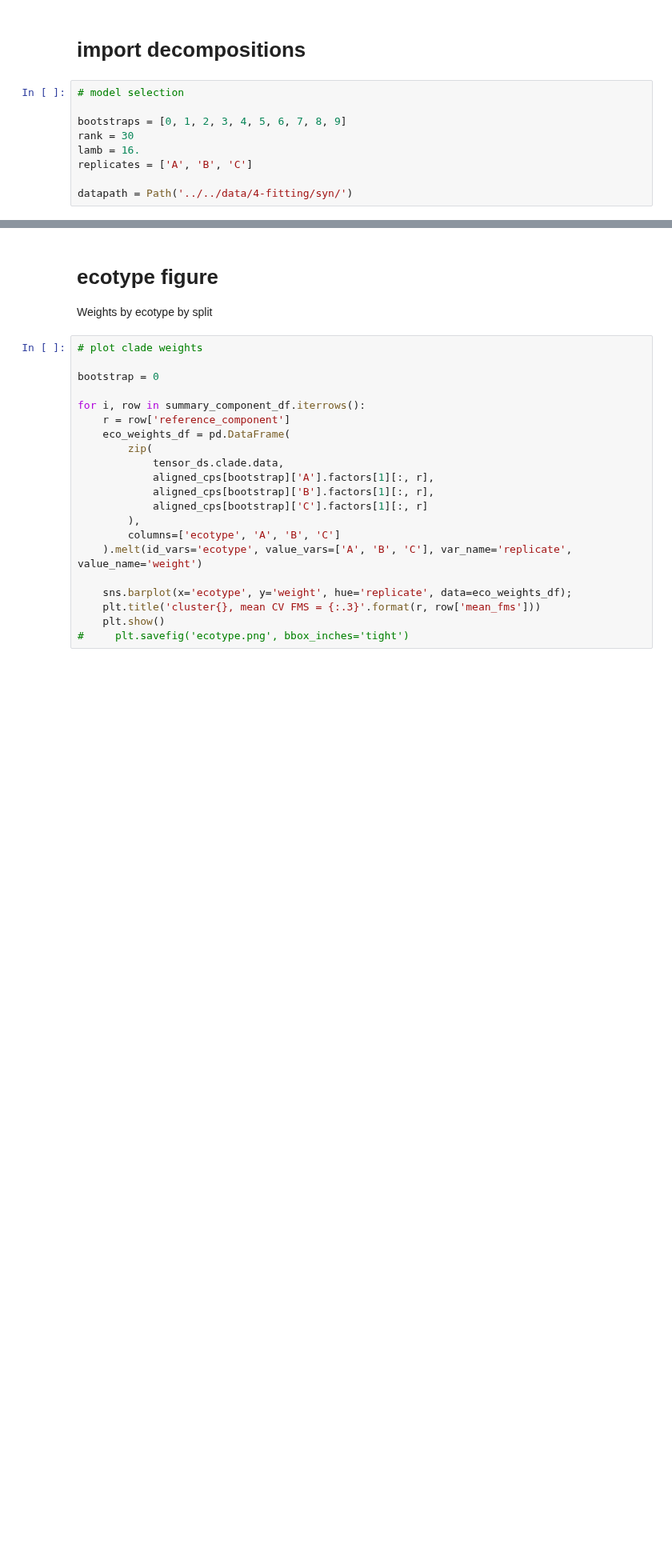
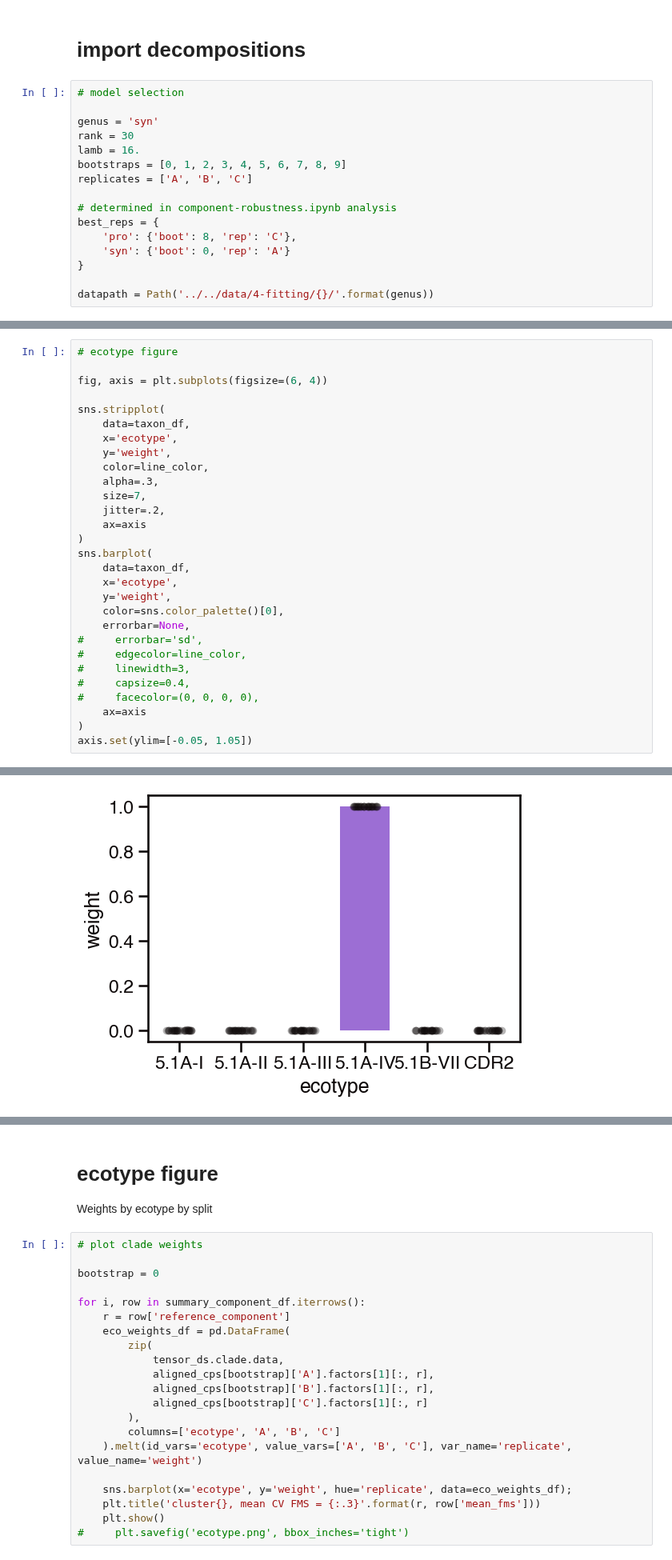
Before and after one commit to blasks/barnacle-manuscript, a Jupyter notebook: figures/5-models/component-profiles.ipynb, the cells around one changed output, grey strips where cells are left out. Shown at 80% size. Saved outputs shown, nothing was run; the diff lists cells and outputs as text; blank space fills up the shorter version.

```diff
--- a/figures/5-models/component-profiles.ipynb
+++ b/figures/5-models/component-profiles.ipynb
@@ -87,12 +86,19 @@ def subset_cp_tensor(cp_tensor, subset_indices):
 # %%
 # model selection
 
-bootstraps = [0, 1, 2, 3, 4, 5, 6, 7, 8, 9]
+genus = 'syn'
 rank = 30
 lamb = 16.
+bootstraps = [0, 1, 2, 3, 4, 5, 6, 7, 8, 9]
 replicates = ['A', 'B', 'C']
 
-datapath = Path('../../data/4-fitting/syn/')
+# determined in component-robustness.ipynb analysis
+best_reps = {
+    'pro': {'boot': 8, 'rep': 'C'},
+    'syn': {'boot': 0, 'rep': 'A'}
+}
+
+datapath = Path('../../data/4-fitting/{}/'.format(genus))
 # %%
 # fetch samplename labels for each shuffled replicate set
 
@@ -433,0 +269,30 @@ summary_component_df.tail(50)
+# %%
+# ecotype figure
+
+fig, axis = plt.subplots(figsize=(6, 4))
+
+sns.stripplot(
+    data=taxon_df,
+    x='ecotype',
+    y='weight',
+    color=line_color,
+    alpha=.3,
+    size=7,
+    jitter=.2,
+    ax=axis
+)
+sns.barplot(
+    data=taxon_df,
+    x='ecotype',
+    y='weight',
+    color=sns.color_palette()[0],
+    errorbar=None,
+#     errorbar='sd',
+#     edgecolor=line_color,
+#     linewidth=3,
+#     capsize=0.4,
+#     facecolor=(0, 0, 0, 0),
+    ax=axis
+)
+axis.set(ylim=[-0.05, 1.05])
+# %% [output]
@@ -433,0 +300 @@ summary_component_df.tail(50)
+[figure, added]
```
Also changed, not shown: parts of 18 cells of this notebook, 1 other file.
